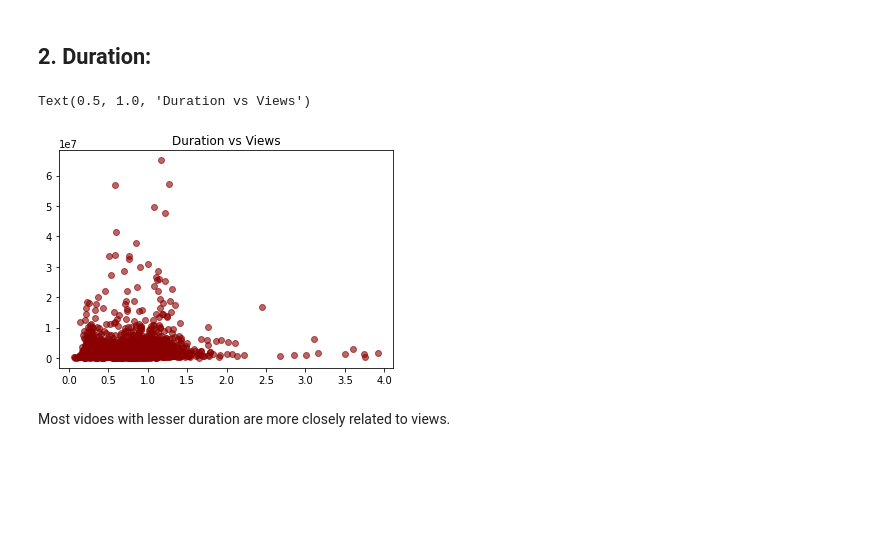
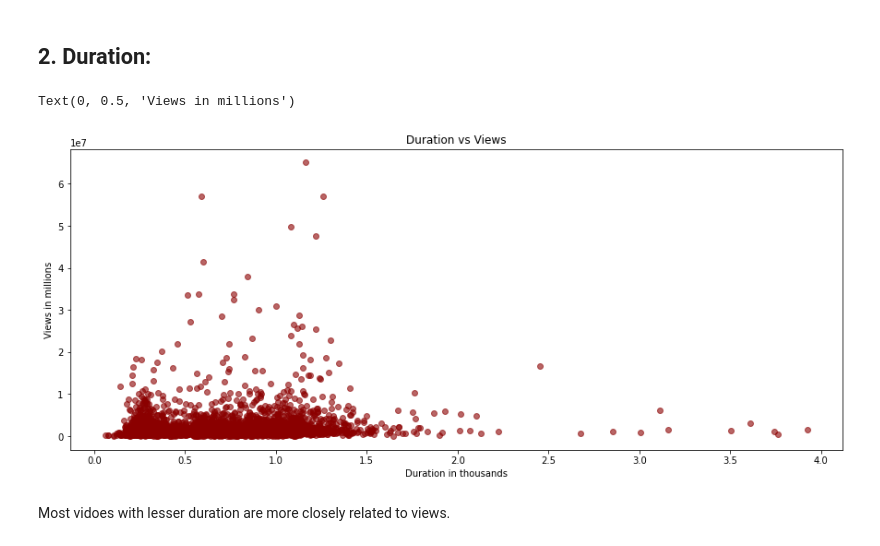
Before and after one commit to sspaulc/TED_TALKS_VIEWS_PREDICTION, a Jupyter notebook: Ted_Talk_Views_Prediction_13_SMAPE.ipynb, the cells around one changed output. Drawn from its saved outputs; the diff is of its cells as text; code cells hidden in the pictures; blank space fills up the shorter version.

```diff
--- a/Ted_Talk_Views_Prediction_13_SMAPE.ipynb
+++ b/Ted_Talk_Views_Prediction_13_SMAPE.ipynb
@@ -132,10 +142,14 @@ First hypothesis is true.
 # %%
 plt.scatter(x= data['duration']/1000,y=data['views'],color='darkred',alpha=0.6)
 
 plt.title('Duration vs Views')
+
+plt.xlabel('Duration in thousands')
+
+plt.ylabel('Views in millions')
 # %% [output]
-Text(0.5, 1.0, 'Duration vs Views')
+Text(0, 0.5, 'Views in millions')
-[figure, old version]
+[figure, new version]
 # %% [markdown]
 Most vidoes with lesser duration are more closely related to views.
 # %% [markdown]
```
Also changed, not shown: parts of 131 cells of this notebook.
